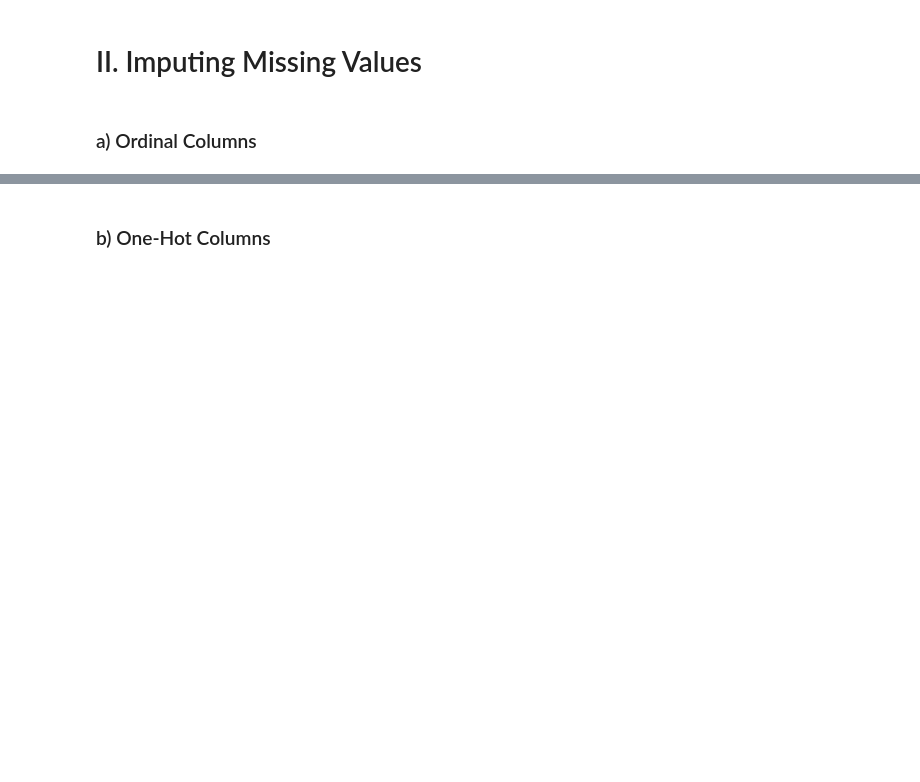
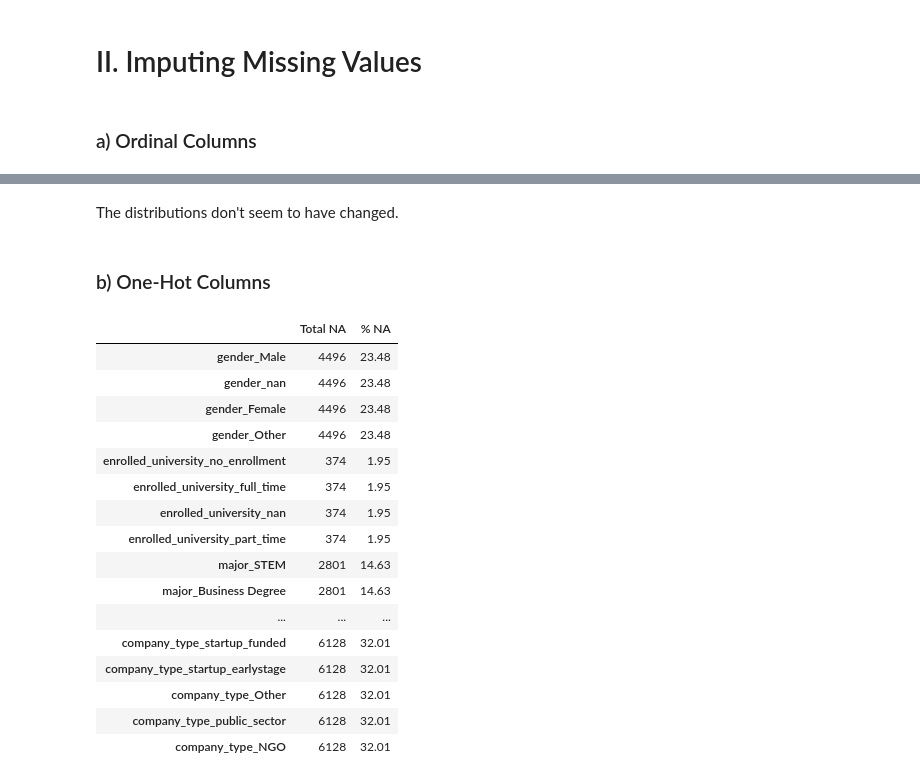
Before and after one commit to divzueri/Data-Science-Projects, a Jupyter notebook: HRAnalytics/notebooks/3_Preprocessing.ipynb, the cells around one changed output, grey strips where cells are left out. Saved outputs shown, nothing was run; the diff lists cells and outputs as text; code cells hidden in the pictures; blank space fills up the shorter version.

```diff
--- a/HRAnalytics/notebooks/3_Preprocessing.ipynb
+++ b/HRAnalytics/notebooks/3_Preprocessing.ipynb
@@ -76,4 +137,7 @@ cat_cols = ['gender', 'enrolled_university', 'education_level', 'major', 'compan
 oh_encoder = ce.OneHotEncoder(cols=cat_cols, return_df=True, use_cat_names=True,
                            handle_unknown='return_nan', handle_missing='return_nan')
 
-df = oh_encoder.fit_transform(df)
+oh_encoder.fit(X_train)
+
+X_train = oh_encoder.transform(X_train)
+X_test = oh_encoder.transform(X_test)
@@ -80,7 +148,9 @@ df = oh_encoder.fit_transform(df)
 # %%
+# Create new list of cat_cols
+
 cat_cols2 = []
 for i in cat_cols:
-    for col_name in df.columns:
+    for col_name in X_train.columns:
         if i in col_name:
             cat_cols2.append(col_name)
-df[cat_cols2].head()
+cat_cols2
@@ -103,5 +248,7 @@ pd.DataFrame({'Total NA':df[ord_cols].isna().sum(), '% NA':perc_na})
 # %%
 KNN_imputer = KNNImputer()
 
-df[ord_cols] = KNN_imputer.fit_transform(df[ord_cols])
-df[ord_cols].head()
+KNN_imputer.fit(X_train[ord_cols])
+
+X_train[ord_cols] = KNN_imputer.transform(X_train[ord_cols])
+X_test[ord_cols] = KNN_imputer.transform(X_test[ord_cols])
@@ -120,8 +324,28 @@ NameError: name 'df' is not defined
+# %% [markdown]
+The distributions don't seem to have changed.
 # %% [markdown]
 ### b) One-Hot Columns
 # %%
 # Number of NAs in each column
 
-perc_na = round(df[cat_cols2].isna().sum() * 100 / len(df[cat_cols2]), 2)
+perc_na = round(X_train[cat_cols2].isna().sum() * 100 / len(X_train[cat_cols2]), 2)
 
-pd.DataFrame({'Total NA':df[cat_cols2].isna().sum(), '% NA':perc_na})
+pd.DataFrame({'Total NA':X_train[cat_cols2].isna().sum(), '% NA':perc_na})
+# %% [output]
+|  | Total NA | % NA |
+| gender_Male | 4496 | 23.48 |
+| gender_nan | 4496 | 23.48 |
+| gender_Female | 4496 | 23.48 |
+| gender_Other | 4496 | 23.48 |
+| enrolled_university_no_enrollment | 374 | 1.95 |
+| enrolled_university_full_time | 374 | 1.95 |
+| enrolled_university_nan | 374 | 1.95 |
+| enrolled_university_part_time | 374 | 1.95 |
+| major_STEM | 2801 | 14.63 |
+| major_Business Degree | 2801 | 14.63 |
+| ... | ... | ... |
+| company_type_startup_funded | 6128 | 32.01 |
+| company_type_startup_earlystage | 6128 | 32.01 |
+| company_type_Other | 6128 | 32.01 |
+| company_type_public_sector | 6128 | 32.01 |
+| company_type_NGO | 6128 | 32.01 |
```
Also changed, not shown: parts of 49 cells of this notebook.
